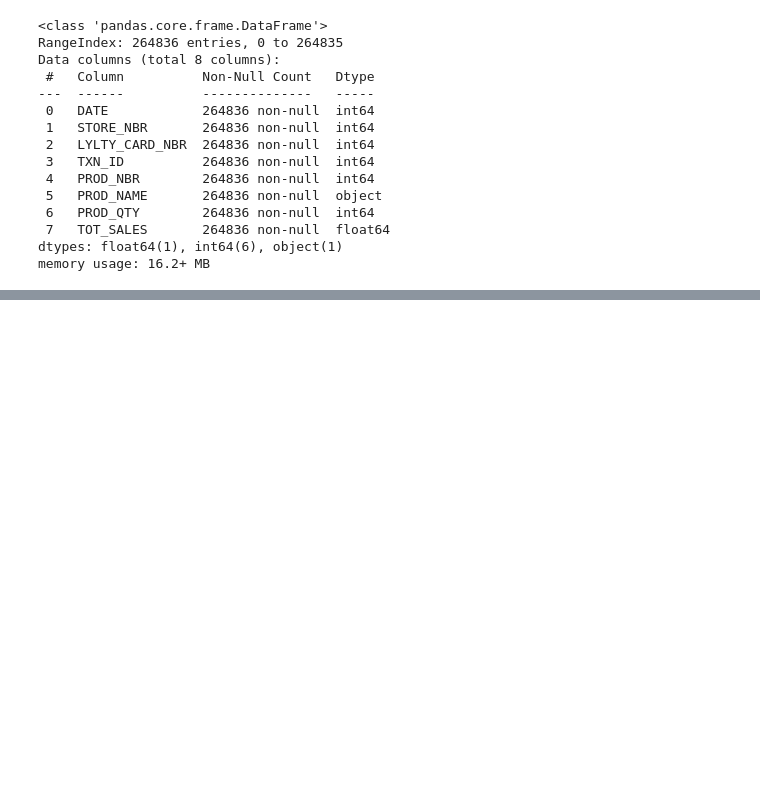
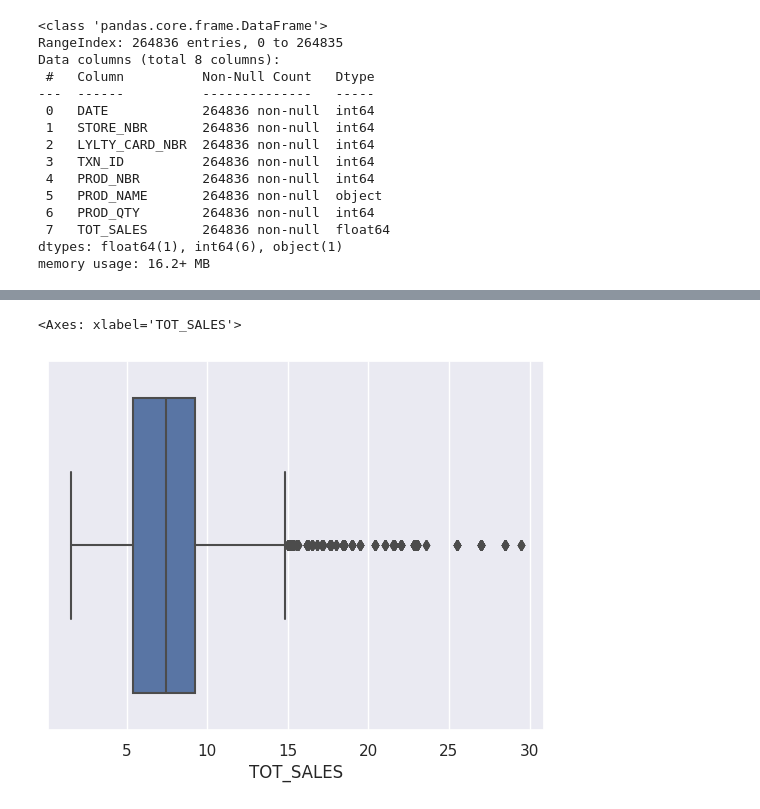
Before and after one commit to kanjamwingirwa/Quantium_DataAnalytics_Internship, a Jupyter notebook: Quantium_DataAnalytics_Internship.ipynb, the cells around one changed output, grey strips where cells are left out. Drawn from its saved outputs; the diff is of its cells as text; code cells hidden in the pictures; blank space fills up the shorter version.

```diff
--- a/Quantium_DataAnalytics_Internship.ipynb
+++ b/Quantium_DataAnalytics_Internship.ipynb
@@ -67,0 +182,2 @@ df.isnull()
+# %%
+transaktions_df = transaktions_df.drop([69762, 69763])
@@ -67,0 +193,9 @@ df.isnull()
+# %%
+#let's look for outliers
+
+#set seaborn plotting aesthetics as default
+sns.set()
+sns.boxplot(x=transaktions_df['TOT_SALES'])
+# %% [output]
+<Axes: xlabel='TOT_SALES'>
+[figure, added]
```
Also changed, not shown: parts of 59 cells of this notebook.
